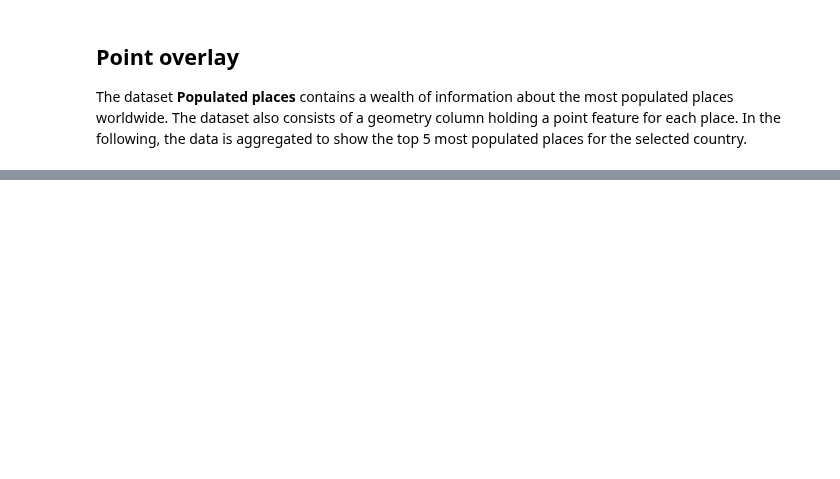
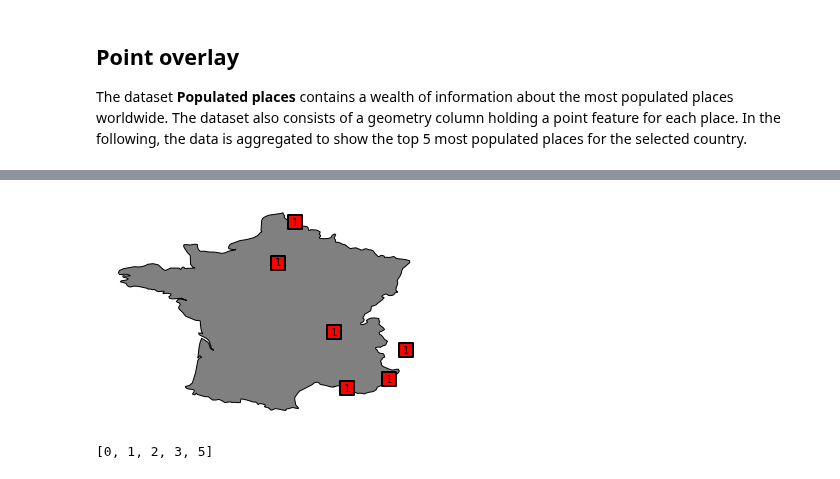
Before and after one commit to laiskaSiili/countryBorders, a Jupyter notebook: jupyter/countrytest.ipynb, the cells around one changed output, grey strips where cells are left out. Drawn from its saved outputs; the diff is of its cells as text; code cells hidden in the pictures; blank space fills up the shorter version.

```diff
--- a/jupyter/countrytest.ipynb
+++ b/jupyter/countrytest.ipynb
@@ -21,8 +30,8 @@ all_countries.head(4)
 ## Country visualization
 The following visualizations show the country selected in the variable *country_name* below. To see all available countries, check the ADMIN column of the *all_countries* dataframe.
 # %%
-country_name = 'Switzerland'
-show_largest_area_only = False
+country_name = 'France'
+show_largest_area_only = True
 # %%
 # Extract country from dataset and replace geometry column
 # with largest polygon only if show_largest_area_only is set.
@@ -89,0 +142,14 @@ gpd.plotting.plot_point_collection(ax, country_megacities_top5_3857['geometry'],
+# %%
+lats = [2.33138946713035, 4.828084616879835, 5.37306427182989, 3.078062237315521, 8.0, 7.263078106472904,]
+lons = [48.86863878981461, 45.7719544229401, 43.29192492260455, 50.65191495355856, 45.0, 43.71696357820531,]
+locations_4326 = gpd.GeoSeries(gpd.points_from_xy(lats, lons), crs=4326)
+
+fig, ax = plt.subplots()
+ax.set_axis_off()
+country_4326.plot(ax=ax, color='grey', edgecolor='black')
+locations_4326.plot(ax=ax, marker='s', color='red', markersize=200, edgecolor='black', linewidth='2')
+for xy in [(x, y) for x, y in zip(lats, lons)]:
+    ax.annotate(1, xy=xy, ha="center", va="center", color="black")
+plt.show()
+# %% [output]
+[figure, added]
@@ -89,0 +160,4 @@ gpd.plotting.plot_point_collection(ax, country_megacities_top5_3857['geometry'],
+# %%
+list(locations_in_country_part.index)
+# %% [output]
+[0, 1, 2, 3, 5]
```
Also changed, not shown: parts of 17 cells of this notebook, 13 other files.
